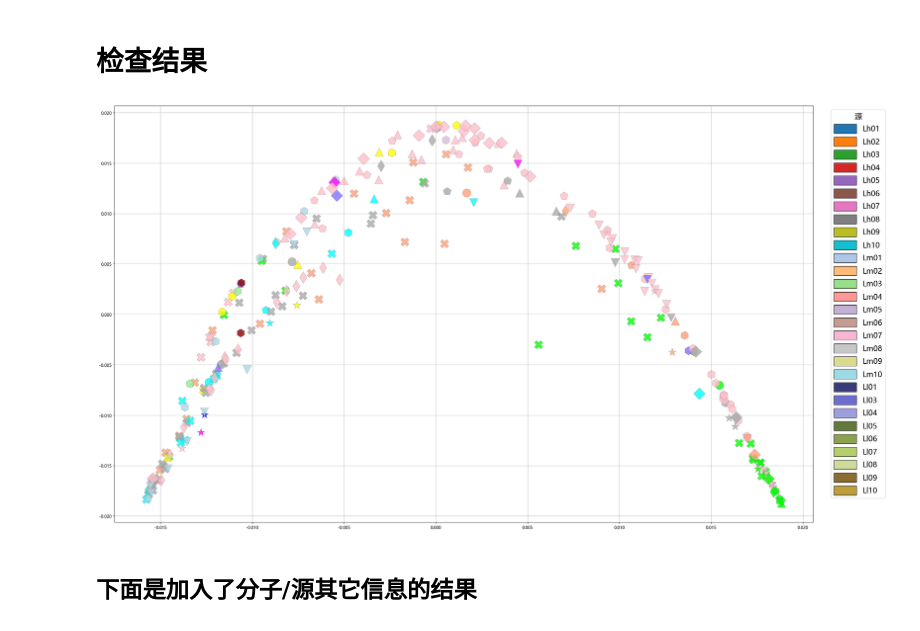
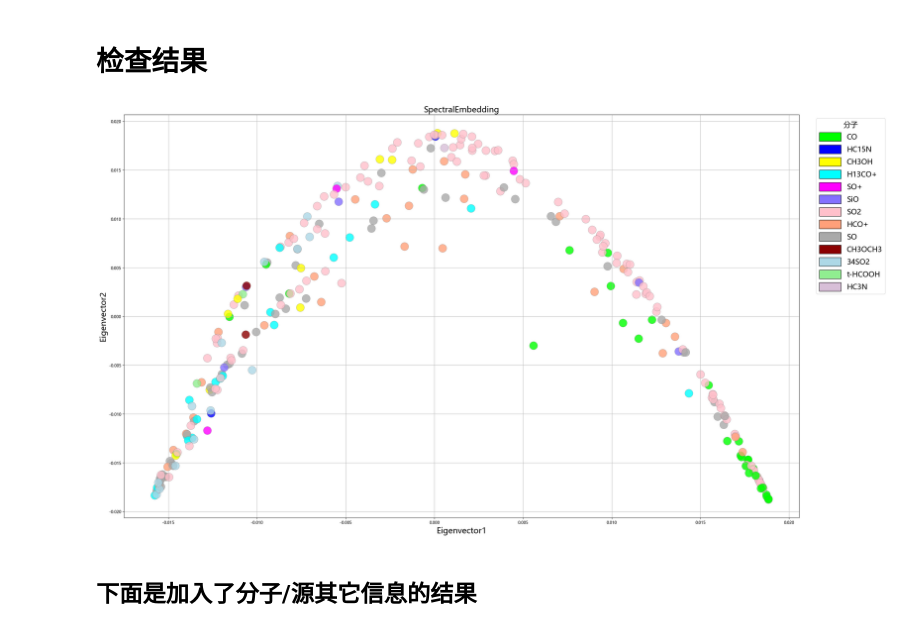
Before and after one commit to Neuvillette-Fontaine/spectrum-with-VAE, a Jupyter notebook: many source - all.ipynb, the cells around one changed output. Cells and saved outputs as stored; diff of their text form; code cells hidden in the pictures.

```diff
--- a/many source - all.ipynb
+++ b/many source - all.ipynb
@@ -882,12 +849,19 @@ color_map_sources=  {
 # print(group_classified['Lm07'])
 # %%
 # 1. 连接数据库
-conn = sqlite3.connect("spectra_no_noise_normalize_all_source.db")
+# conn = sqlite3.connect("spectra_no_noise_normalize_all_source.db")
+# conn = sqlite3.connect("spectral_all_sources_all_mol_rawdata.db")
+conn = sqlite3.connect("spectra_all_sources_with_freq.db")
 cursor = conn.cursor()
+
+# # 先查 spectra_data 表有哪些列
+# cursor.execute("PRAGMA table_info(spectra_data)")
+# columns = [row[1] for row in cursor.fetchall()]
+# print("当前数据库的列：", columns)
 
 # 2. 提取数据
 cursor.execute("""
-    SELECT source, molecule_name, flux
+    SELECT source, molecule_name, flux, frequency
     FROM spectra_metadata sm
     JOIN spectra_data sd ON sm.id = sd.spectrum_id
 """)
@@ -895,12 +869,12 @@ cursor.execute("""
 rows = cursor.fetchall()
 conn.close()
 
-if not rows:
-    print("数据库中没有找到数据！")
+# if not rows:
+#     print("数据库中没有找到数据！")
 
 
 # 3. 整理数据
-sources, molecules, fluxes = zip(*rows)
+sources, molecules, fluxes, frequencies = zip(*rows)
 
 # 4. 创建流量矩阵
 flux_matrix = np.vstack([np.frombuffer(f, dtype=np.float64) for f in fluxes])
@@ -965,44 +944,52 @@ for src in color_map_sources.keys():
         # 使用Line2D创建形状图例，颜色设为黑色以便清晰显示形状
         legend_elements_src_color.append(
            Patch(facecolor=color_map_sources[src], edgecolor='black', label=src)
         )
 
 fig, ax = plt.subplots(figsize=(30, 18))
 ax.grid()
 
 # 绘制散点
 for (x, y, z, k), src, mol in zip(digits_spec, sources, molecules):
     if mol != 'O2':
         color = color_map.get(mol, '#808080')
         #color = color_map_sources.get(src)
-        marker = marker_map.get(src,"X")
+        #marker = marker_map.get(src,".")
+        marker = marker_map.get("o")
 
         plt.scatter(x, y, c=color, marker=marker,
                     s=400, alpha=0.8,
                     edgecolors='grey', linewidth=0.5)
 
 # 添加图例
-# legend1 = ax.legend(handles=legend_elements_mol, title='分子',
-#                     loc='upper left', bbox_to_anchor=(1.02, 1), handlelength=3,
-#                     handleheight=1.5, title_fontsize=18, fontsize=18)
-# ax.add_artist(legend1)
+legend1 = ax.legend(handles=legend_elements_mol, title='分子',
+                    loc='upper left', bbox_to_anchor=(1.02, 1), handlelength=3,
+                    handleheight=1.5, title_fontsize=18, fontsize=18)
+#ax.add_artist(legend1)
 
 # legend2 = ax.legend(handles=legend_elements_src, title='源',
 #                     loc='upper left', bbox_to_anchor=(1.02, 0.55), handlelength=5,
 #                     handleheight=5, title_fontsize=18, fontsize=18,
 #                     labelspacing=0, markerscale=2.0)
 
-legend1 = ax.legend(handles=legend_elements_src_color, title='源',
-                    loc='upper left', bbox_to_anchor=(1.02, 1), handlelength=3,
-                    handleheight=1.5, title_fontsize=18, fontsize=18)
+# legend1 = ax.legend(handles=legend_elements_src_color, title='源',
+#                     loc='upper left', bbox_to_anchor=(1.02, 1), handlelength=3,
+#                     handleheight=1.5, title_fontsize=18, fontsize=18)
 
 
-# plt.tight_layout(rect=[0, 0, 0.85, 1])  # 添加布局调整
-#plt.savefig('C:\\Users\\zyx\\Desktop\\Spectral with Machine Learning\\code\\picture\\all_sources_SO2.png', dpi=600, bbox_inches='tight')
+#plt.tight_layout(rect=[0, 0, 0.85, 1])  # 添加布局调整
+
 #plt.xlim(-0.02,0.02)
+
+plt.xlabel("Eigenvector1",fontsize=20)
+plt.ylabel("Eigenvector2",fontsize=20)
+plt.title("SpectralEmbedding",fontsize=20)
+
+
+#plt.savefig('C:\\Users\\zyx\\Desktop\\Spectral with Machine Learning\\picture_sum\\all_sources.png', dpi=300, bbox_inches='tight')
 plt.show()
 # %% [output]
-[figure, old version]
+[figure, new version]
 # %%
 # # 假设 labels 是 KMeans 聚类得到的 0~5 的整数
 # unique_labels = np.unique(labels)          # [0,1,2,3,4,5]
```
Also changed, not shown: parts of 42 cells of this notebook, 32 other files.
